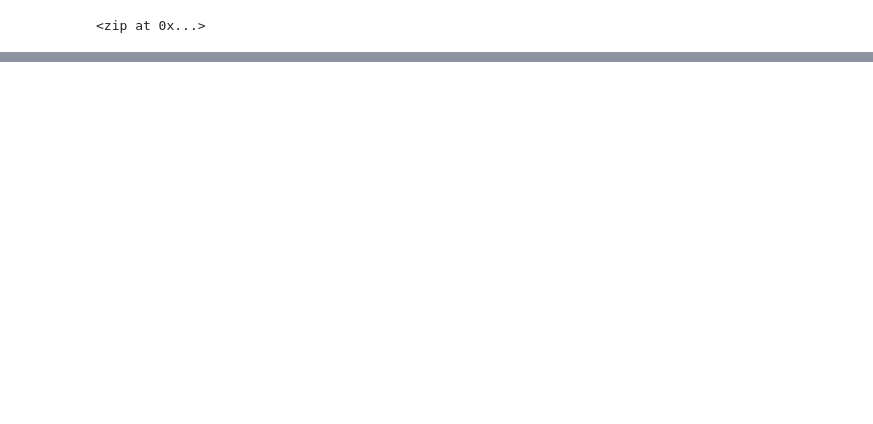
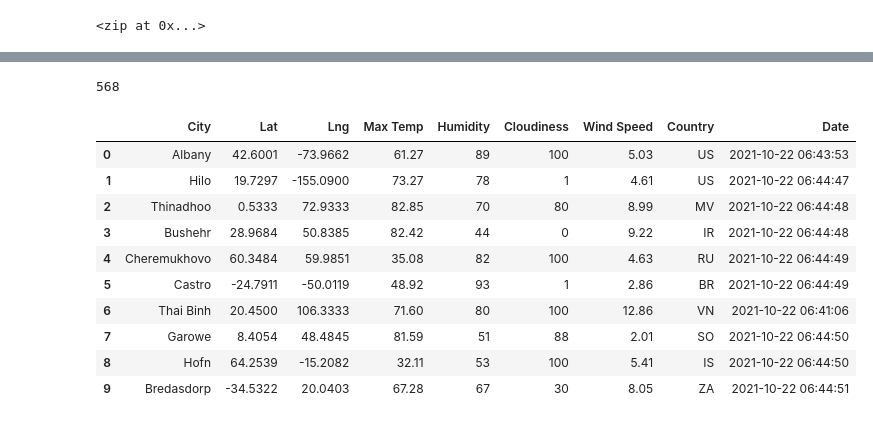
Before and after one commit to Jponce25/World_Weather_Analysis, a Jupyter notebook: WeatherPy.ipynb, the cells around one changed output, grey strips where cells are left out. Drawn from its saved outputs; the diff is of its cells as text; code cells hidden in the pictures; blank space fills up the shorter version.

```diff
--- a/WeatherPy.ipynb
+++ b/WeatherPy.ipynb
@@ -55,0 +64,3 @@ len(cities)
+# %%
+# Starting URL for Weather Map API Call.
+url = "http://api.openweathermap.org/data/2.5/weather?units=Imperial&APPID=" + weather_api_key
@@ -55,0 +145,20 @@ len(cities)
+# %%
+len(city_data)
+# %% [output]
+568
+# %%
+# Convert the array of dictionaries to a Pandas DataFrame.
+city_data_df = pd.DataFrame(city_data)
+city_data_df.head(10)
+# %% [output]
+|  | City | Lat | Lng | Max Temp | Humidity | Cloudiness | Wind Speed | Country | Date |
+| 0 | Albany | 42.6001 | -73.9662 | 61.27 | 89 | 100 | 5.03 | US | 2021-10-22 06:43:53 |
+| 1 | Hilo | 19.7297 | -155.0900 | 73.27 | 78 | 1 | 4.61 | US | 2021-10-22 06:44:47 |
+| 2 | Thinadhoo | 0.5333 | 72.9333 | 82.85 | 70 | 80 | 8.99 | MV | 2021-10-22 06:44:48 |
+| 3 | Bushehr | 28.9684 | 50.8385 | 82.42 | 44 | 0 | 9.22 | IR | 2021-10-22 06:44:48 |
+| 4 | Cheremukhovo | 60.3484 | 59.9851 | 35.08 | 82 | 100 | 4.63 | RU | 2021-10-22 06:44:49 |
+| 5 | Castro | -24.7911 | -50.0119 | 48.92 | 93 | 1 | 2.86 | BR | 2021-10-22 06:44:49 |
+| 6 | Thai Binh | 20.4500 | 106.3333 | 71.60 | 80 | 100 | 12.86 | VN | 2021-10-22 06:41:06 |
+| 7 | Garowe | 8.4054 | 48.4845 | 81.59 | 51 | 88 | 2.01 | SO | 2021-10-22 06:44:50 |
+| 8 | Hofn | 64.2539 | -15.2082 | 32.11 | 53 | 100 | 5.41 | IS | 2021-10-22 06:44:50 |
+| 9 | Bredasdorp | -34.5322 | 20.0403 | 67.28 | 67 | 30 | 8.05 | ZA | 2021-10-22 06:44:51 |
```
Also changed, not shown: parts of 6 cells of this notebook, 4 other files.
